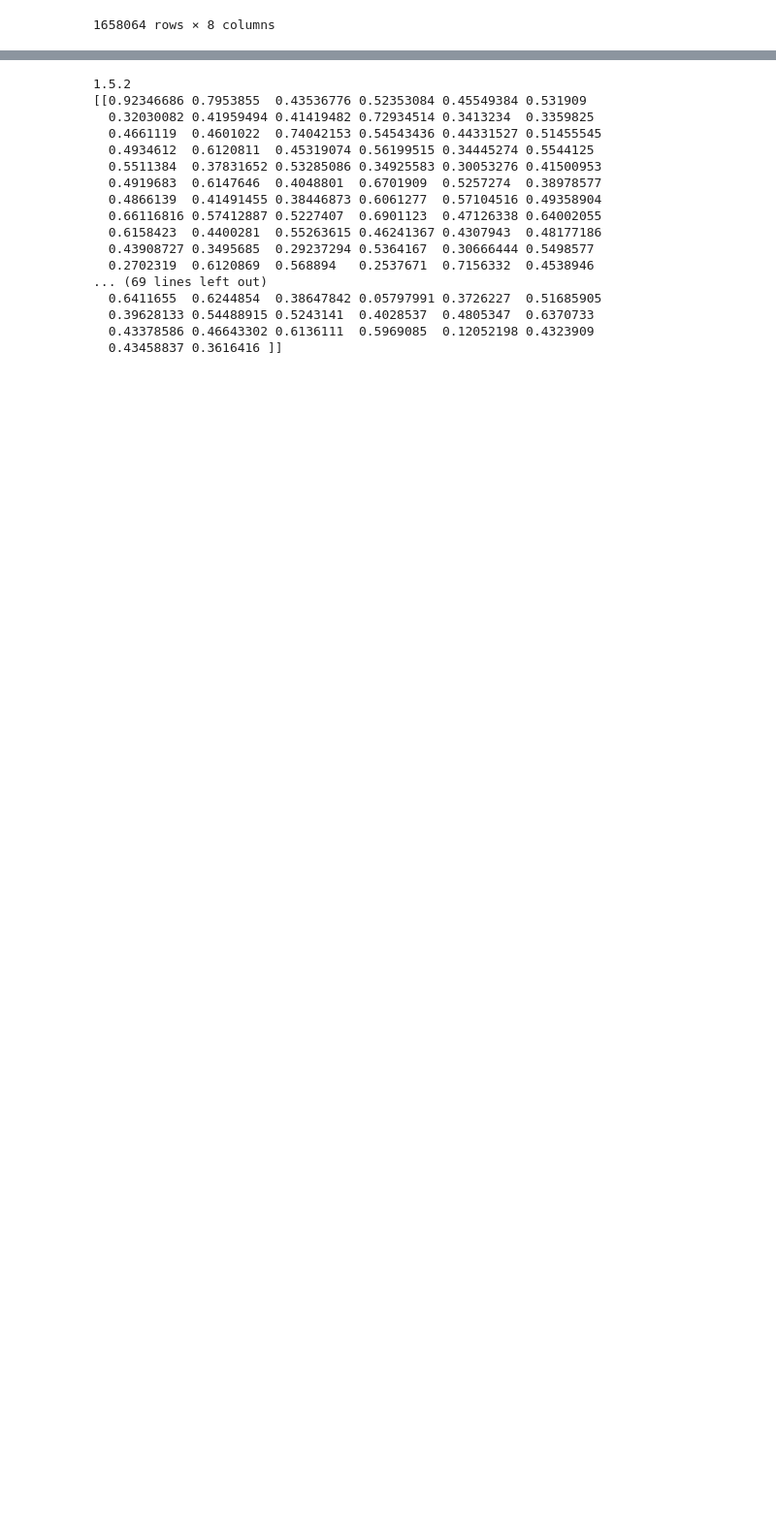
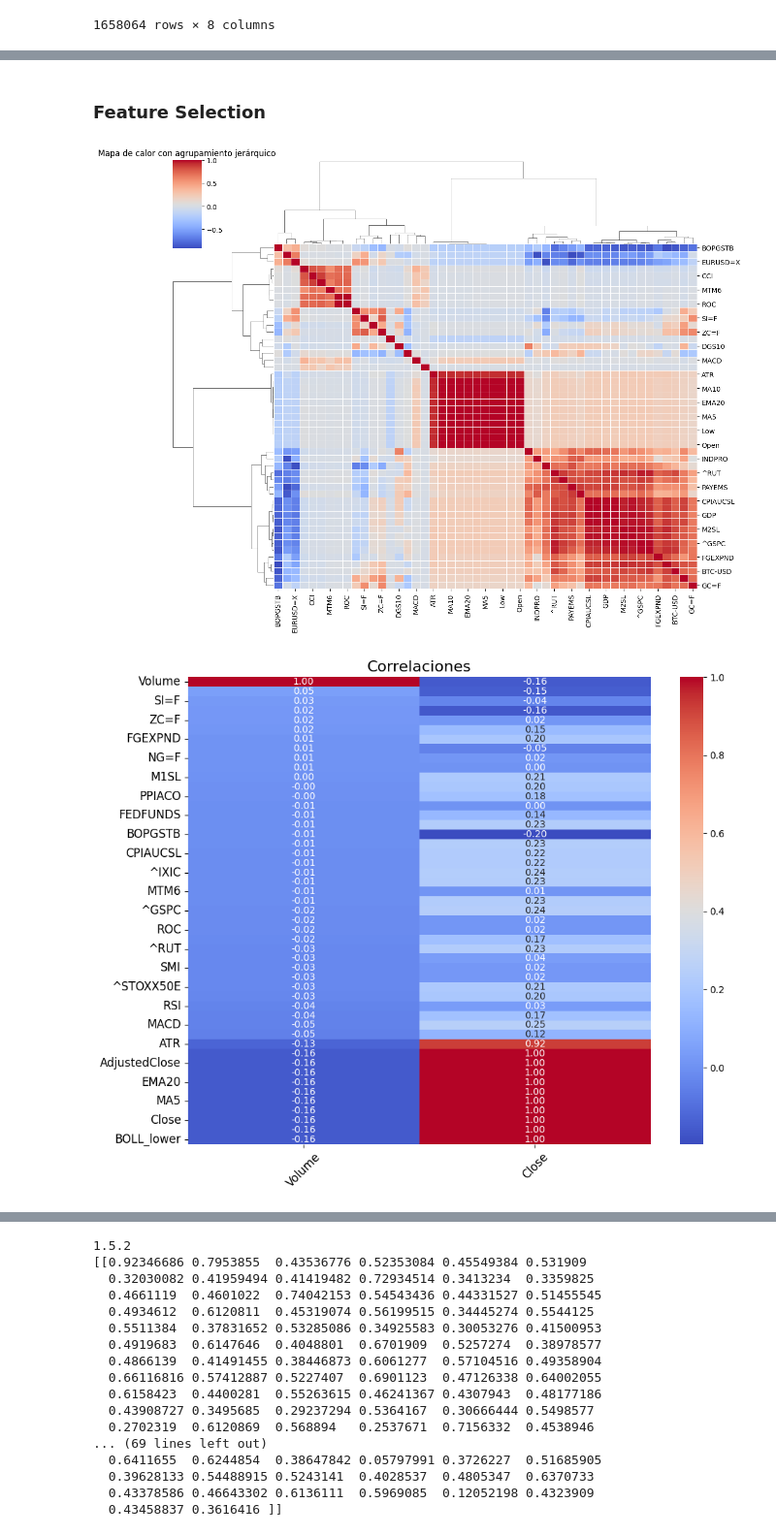
Before and after one commit to alfredofdlv/Proyect2_LABIACD, a Jupyter notebook: Notebook.ipynb, the cells around one changed output, grey strips where cells are left out. Shown: that part at 97% size. Drawn from its saved outputs; the diff is of its cells as text; code cells hidden in the pictures; blank space fills up the shorter version.

```diff
--- a/Notebook.ipynb
+++ b/Notebook.ipynb
@@ -359,0 +335,17 @@ Index(['AdjustedClose', 'Close', 'High', 'Low', 'Open', 'Volume'], dtype='object
+# %%
+from importlib import reload
+import utils
+reload(utils)
+from utils import get_technical_indicators
+test_2=test.loc[:,['AdjustedClose','Close','Open','High','Low','Volume']]
+#Creación de variables latentes para ek archivo train
+
+train['day'] = train['Date'].dt.day
+train['month'] = train['Date'].dt.month
+train['year'] = train['Date'].dt.year
+train['day_of_week'] = train['Date'].dt.dayofweek
+
+
+train=train.groupby('stock_symbol').apply(get_technical_indicators)
+train.reset_index(drop=True, inplace=True)
+display(train.head(20))
@@ -359,0 +391,2 @@ Index(['AdjustedClose', 'Close', 'High', 'Low', 'Open', 'Volume'], dtype='object
+# %% [markdown]
+### Feature Selection
@@ -359,0 +396,46 @@ Index(['AdjustedClose', 'Close', 'High', 'Low', 'Open', 'Volume'], dtype='object
+# %%
+import seaborn as sns
+columnas_numericas = [col for col in train.columns if col not in ['Date',"stock_symbol",'day_of_week','day','month','year']]
+
+sub_df = train[columnas_numericas]
+# Calcular la matriz de correlación
+correlacion = sub_df.corr()
+
+from scipy.cluster.hierarchy import linkage, dendrogram
+import seaborn as sns
+
+# Crear un linkage para ordenar
+linkage_matrix = linkage(correlacion, method='ward')
+
+# Dendrograma combinado con el heatmap
+sns.clustermap(correlacion, cmap='coolwarm', annot=False, linewidths=0.5, figsize=(12, 10), method='ward')
+plt.title('Mapa de calor con agrupamiento jerárquico')
+plt.show()
+
+correlacion_close = correlacion[['Volume','Close']].sort_values(by='Volume', ascending=False)
+
+
+# Ajustar la figura
+plt.figure(figsize=(10, 8))
+
+# Crear el mapa de calor con anotaciones mejoradas
+sns.heatmap(
+    correlacion_close,
+    annot=True,
+    fmt=".2f",  # Limitar los decimales
+    cmap='coolwarm',
+    cbar=True,  # Mostrar la barra de color
+    annot_kws={"size": 10}  # Tamaño de las anotaciones
+)
+
+# Ajustar título y etiquetas
+plt.title('Correlaciones', fontsize=16)
+plt.xticks(rotation=45, fontsize=12)
+plt.yticks(rotation=0, fontsize=12)
+
+# Mostrar gráfico
+plt.tight_layout()
+plt.show()
+# %% [output]
+[figure, added]
+[figure, added]
```
Also changed, not shown: parts of 14 cells of this notebook, 1 other file.
